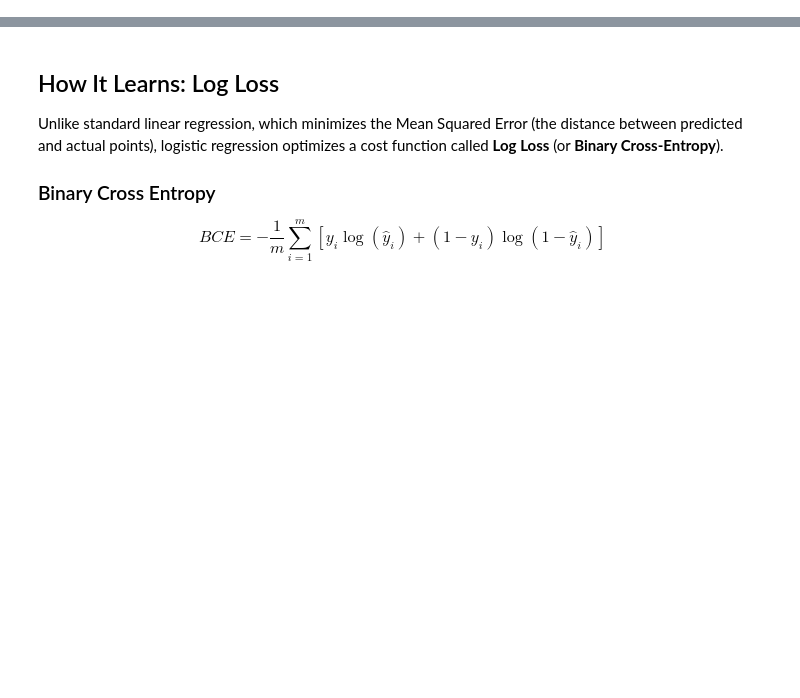
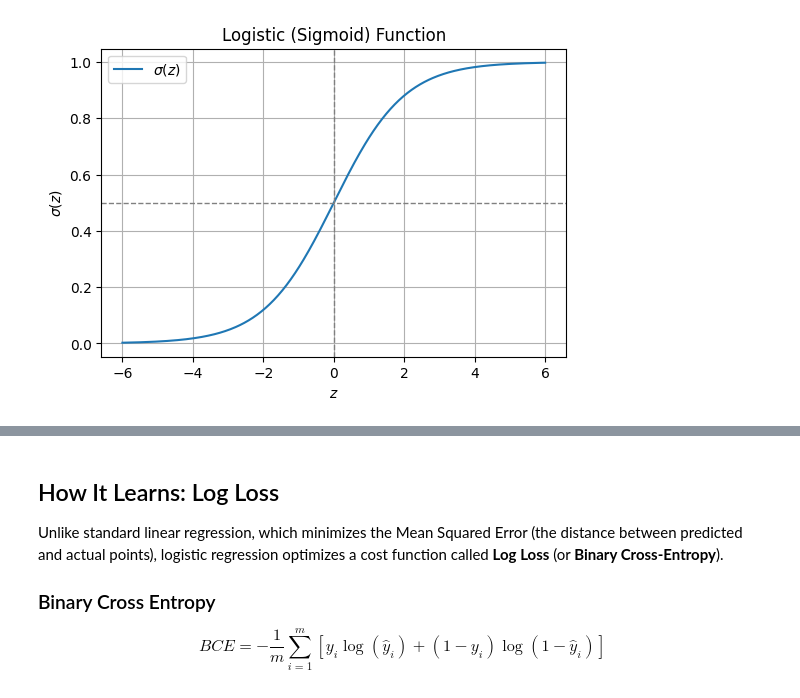
Before and after one commit to HassanAlgoz/machine-learning-python, a Jupyter notebook: content/modules/M1/04_class/01_logistic_regression.ipynb, the cells around one changed output, grey strips where cells are left out. Saved outputs shown, nothing was run; the diff lists cells and outputs as text; code cells hidden in the pictures; blank space fills up the shorter version.

```diff
--- a/content/modules/M1/04_class/01_logistic_regression.ipynb
+++ b/content/modules/M1/04_class/01_logistic_regression.ipynb
@@ -32,0 +124,26 @@ $$
+# %%
+import numpy as np
+import matplotlib.pyplot as plt
+
+
+def sigmoid(z: np.ndarray) -> np.ndarray:
+    return 1 / (1 + np.exp(-z))
+
+
+z = np.linspace(-6, 6, 400)
+sigma = sigmoid(z)
+
+fig, ax = plt.subplots(figsize=(6, 4))
+ax.plot(z, sigma, label=r"$\sigma(z)$")
+ax.axhline(0.5, color="gray", linestyle="--", linewidth=1)
+ax.axvline(0.0, color="gray", linestyle="--", linewidth=1)
+ax.set(
+    title="Logistic (Sigmoid) Function",
+    xlabel=r"$z$",
+    ylabel=r"$\sigma(z)$",
+)
+ax.legend()
+ax.grid(True)
+plt.show()
+# %% [output]
+[figure, added]
```
Also changed, not shown: parts of 33 cells of this notebook.
